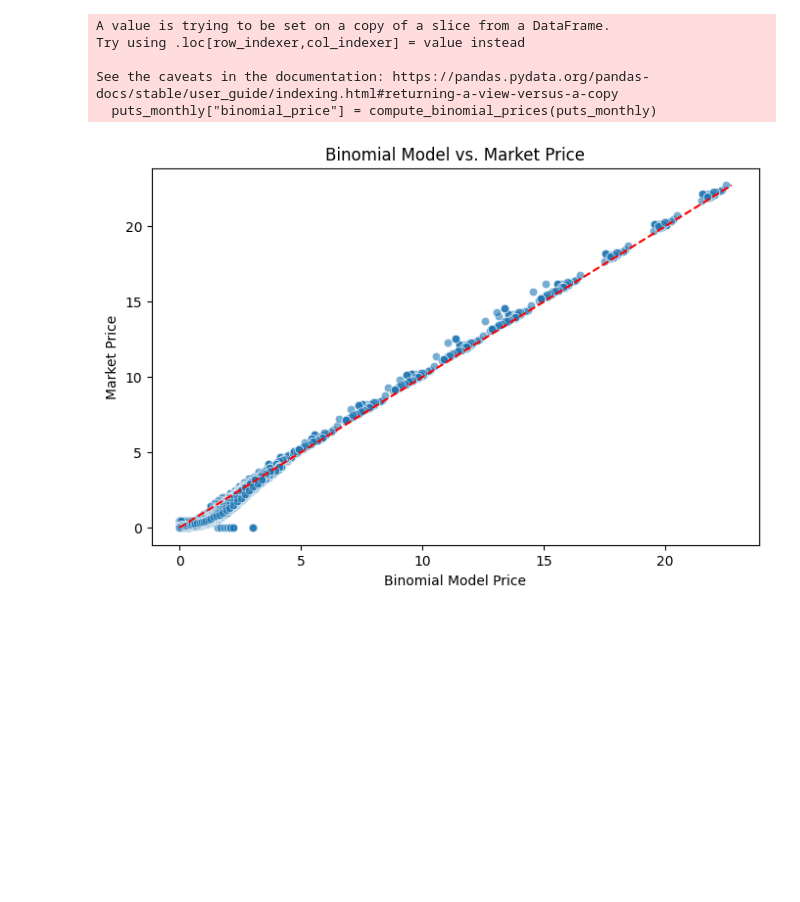
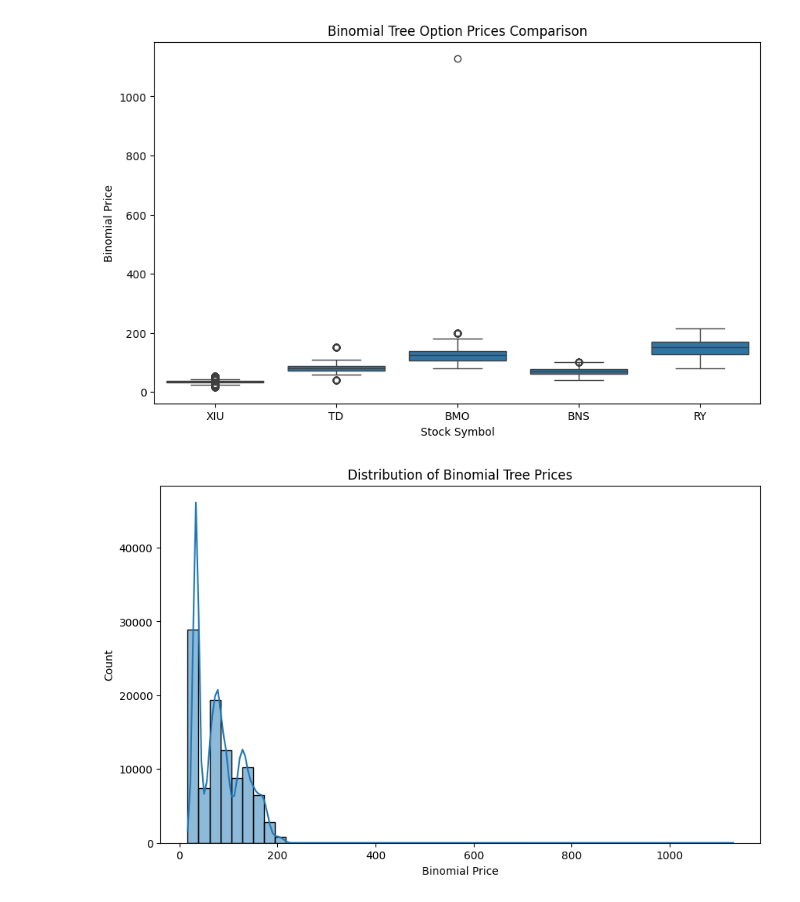
Before and after one commit to 3752V/CA-options-pricing, a Jupyter notebook: binomialtreemodel.ipynb, the cells around one changed output. Drawn from its saved outputs; the diff is of its cells as text; code cells hidden in the pictures; blank space fills up the shorter version.

```diff
--- a/binomialtreemodel.ipynb
+++ b/binomialtreemodel.ipynb
@@ -62,20 +97,56 @@ def compute_binomial_prices(df, M=50):
-# %%
-# Compute Binomial Tree Prices
-puts_monthly["binomial_price"] = compute_binomial_prices(puts_monthly)
-
-# **Visualization**
-plt.figure(figsize=(8, 5))
-sns.scatterplot(x=puts_monthly["binomial_price"], y=puts_monthly["last_trade_price"], alpha=0.6)
-plt.xlabel("Binomial Model Price")
-plt.ylabel("Market Price")
-plt.title("Binomial Model vs. Market Price")
-plt.plot([puts_monthly["last_trade_price"].min(), puts_monthly["last_trade_price"].max()],
-         [puts_monthly["last_trade_price"].min(), puts_monthly["last_trade_price"].max()], "r--")
-plt.show()
-# %% [output]
-A value is trying to be set on a copy of a slice from a DataFrame.
-Try using .loc[row_indexer,col_indexer] = value instead
-
-See the caveats in the documentation: https://pandas.pydata.org/pandas-docs/stable/user_guide/indexing.html#returning-a-view-versus-a-copy
-  puts_monthly["binomial_price"] = compute_binomial_prices(puts_monthly)
-[figure, removed]
+# %%
+# Ensure required columns exist
+required_columns = ["binomial_price", "last_trade_price", "symbol"]
+for col in required_columns:
+    if col not in puts_monthly.columns:
+        raise KeyError(f"Column '{col}' not found in DataFrame")
+
+# Boxplot: Binomial Prices for Different Stocks
+plt.figure(figsize=(10, 6))
+sns.boxplot(x="symbol", y="binomial_price", data=puts_monthly)
+plt.title("Binomial Tree Option Prices Comparison")
+plt.xlabel("Stock Symbol")
+plt.ylabel("Binomial Price")
+plt.show()
+
+# Histogram: Distribution of Binomial Prices
+plt.figure(figsize=(10, 6))
+sns.histplot(puts_monthly["binomial_price"], bins=50, kde=True)
+plt.title("Distribution of Binomial Tree Prices")
+plt.xlabel("Binomial Price")
+plt.ylabel("Count")
+plt.show()
+
+# Convert to long format for price comparison
+puts_long = puts_monthly.melt(id_vars=["symbol"], value_vars=["binomial_price", "last_trade_price"],
+                              var_name="price_type", value_name="price")
+
+# Histogram: Comparing Binomial Prices and Last Trade Prices
+plt.figure(figsize=(10, 6))
+sns.histplot(puts_long, x="price", hue="price_type", multiple="stack", bins=50, kde=True)
+plt.title("Comparison of Binomial Prices and Actual Prices")
+plt.xlabel("Price")
+plt.ylabel("Count")
+plt.show()
+
+# Price Difference Calculation
+puts_monthly["price_diff"] = puts_monthly["binomial_price"] - puts_monthly["last_trade_price"]
+
+# Histogram: Model Errors (Binomial Price - Actual Price)
+plt.figure(figsize=(10, 6))
+sns.histplot(puts_monthly, x="price_diff", hue="symbol", multiple="stack", bins=50, kde=True)
+plt.title("Distribution of Model Errors (Binomial - Actual Price)")
+plt.xlabel("Price Difference")
+plt.ylabel("Count")
+plt.show()
+
+# Boxplot: Model Errors Across Stocks
+plt.figure(figsize=(10, 6))
+sns.boxplot(x="symbol", y="price_diff", data=puts_monthly)
+plt.title("Comparison of Model Errors Across Stocks")
+plt.xlabel("Stock Symbol")
+plt.ylabel("Price Difference (Binomial - Actual)")
+plt.show()
+# %% [output]
+[figure, added]
+[figure, added]
```
Also changed, not shown: parts of 5 cells of this notebook.
